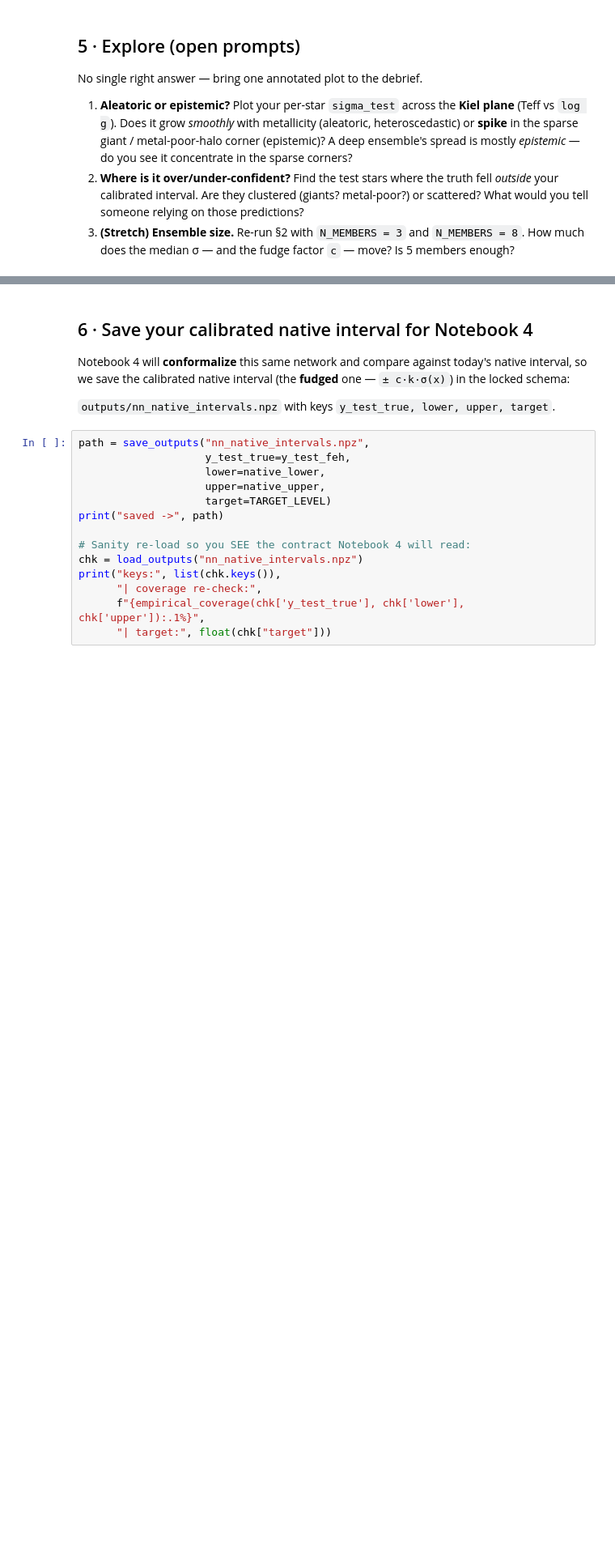
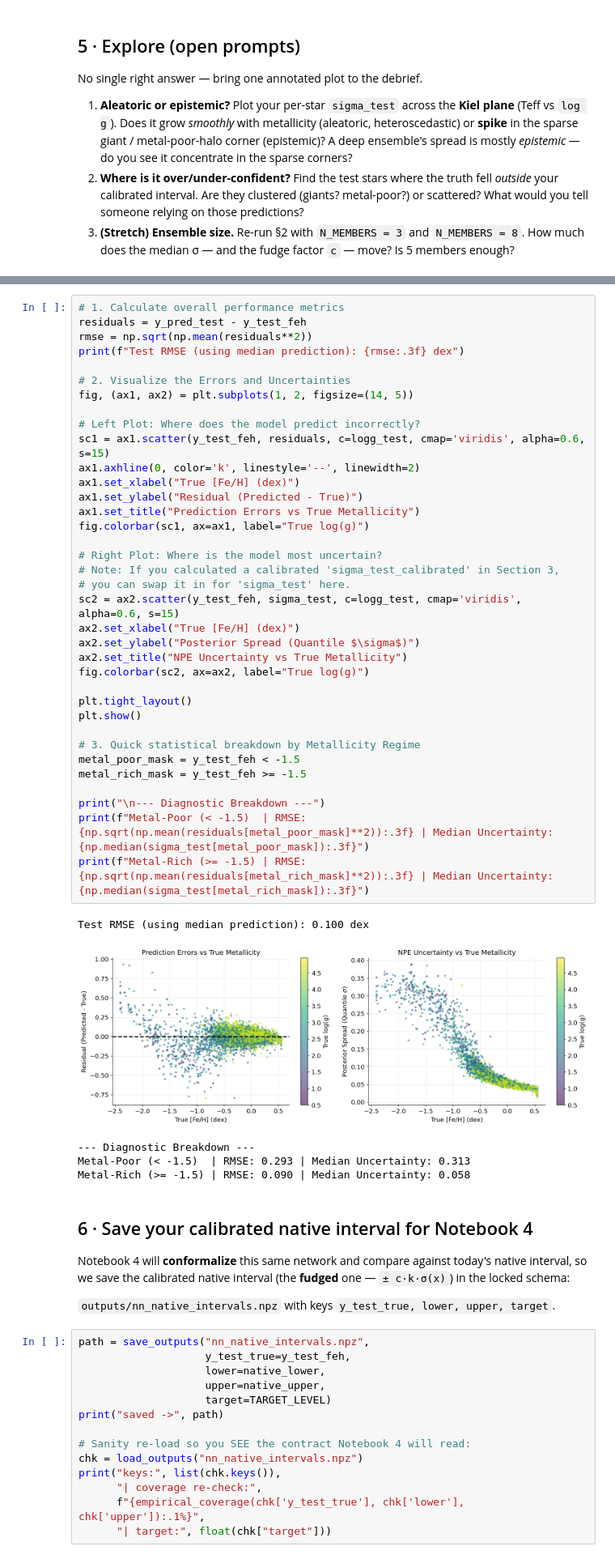
Before and after one commit to spy772/utssrp-2026, a Jupyter notebook: 03c_uncertainty_neural_net.ipynb, the cells around one changed output, grey strips where cells are left out. Shown at 81% size. Saved outputs shown, nothing was run; the diff lists cells and outputs as text; blank space fills up the shorter version.

```diff
--- a/03c_uncertainty_neural_net.ipynb
+++ b/03c_uncertainty_neural_net.ipynb
@@ -917,3 +923,45 @@ fig.tight_layout(); plt.show()
+# %%
+# 1. Calculate overall performance metrics
+residuals = y_pred_test - y_test_feh
+rmse = np.sqrt(np.mean(residuals**2))
+print(f"Test RMSE (using median prediction): {rmse:.3f} dex")
+
+# 2. Visualize the Errors and Uncertainties
+fig, (ax1, ax2) = plt.subplots(1, 2, figsize=(14, 5))
+
+# Left Plot: Where does the model predict incorrectly?
+sc1 = ax1.scatter(y_test_feh, residuals, c=logg_test, cmap='viridis', alpha=0.6, s=15)
+ax1.axhline(0, color='k', linestyle='--', linewidth=2)
+ax1.set_xlabel("True [Fe/H] (dex)")
+ax1.set_ylabel("Residual (Predicted - True)")
+ax1.set_title("Prediction Errors vs True Metallicity")
+fig.colorbar(sc1, ax=ax1, label="True log(g)")
+
+# Right Plot: Where is the model most uncertain?
+# Note: If you calculated a calibrated 'sigma_test_calibrated' in Section 3,
+# you can swap it in for 'sigma_test' here.
+sc2 = ax2.scatter(y_test_feh, sigma_test, c=logg_test, cmap='viridis', alpha=0.6, s=15)
+ax2.set_xlabel("True [Fe/H] (dex)")
+ax2.set_ylabel("Posterior Spread (Quantile $\sigma$)")
+ax2.set_title("NPE Uncertainty vs True Metallicity")
+fig.colorbar(sc2, ax=ax2, label="True log(g)")
+
+plt.tight_layout()
+plt.show()
+
+# 3. Quick statistical breakdown by Metallicity Regime
+metal_poor_mask = y_test_feh < -1.5
+metal_rich_mask = y_test_feh >= -1.5
+
+print("\n--- Diagnostic Breakdown ---")
+print(f"Metal-Poor (< -1.5)  | RMSE: {np.sqrt(np.mean(residuals[metal_poor_mask]**2)):.3f} | Median Uncertainty: {np.median(sigma_test[metal_poor_mask]):.3f}")
+print(f"Metal-Rich (>= -1.5) | RMSE: {np.sqrt(np.mean(residuals[metal_rich_mask]**2)):.3f} | Median Uncertainty: {np.median(sigma_test[metal_rich_mask]):.3f}")
+# %% [output]
+Test RMSE (using median prediction): 0.100 dex
+[figure, added]
+--- Diagnostic Breakdown ---
+Metal-Poor (< -1.5)  | RMSE: 0.293 | Median Uncertainty: 0.313
+Metal-Rich (>= -1.5) | RMSE: 0.090 | Median Uncertainty: 0.058
 # %% [markdown]
 ## 6 · Save your calibrated native interval for Notebook 4
 
```
Also changed, not shown: parts of 15 cells of this notebook.
